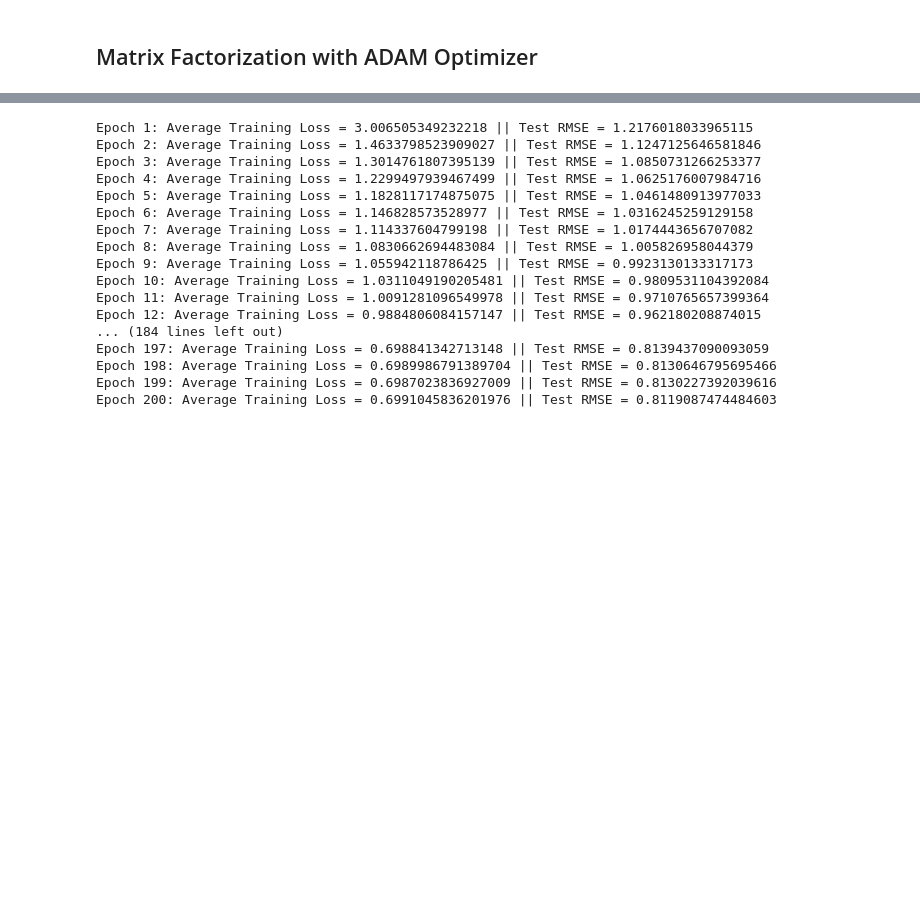
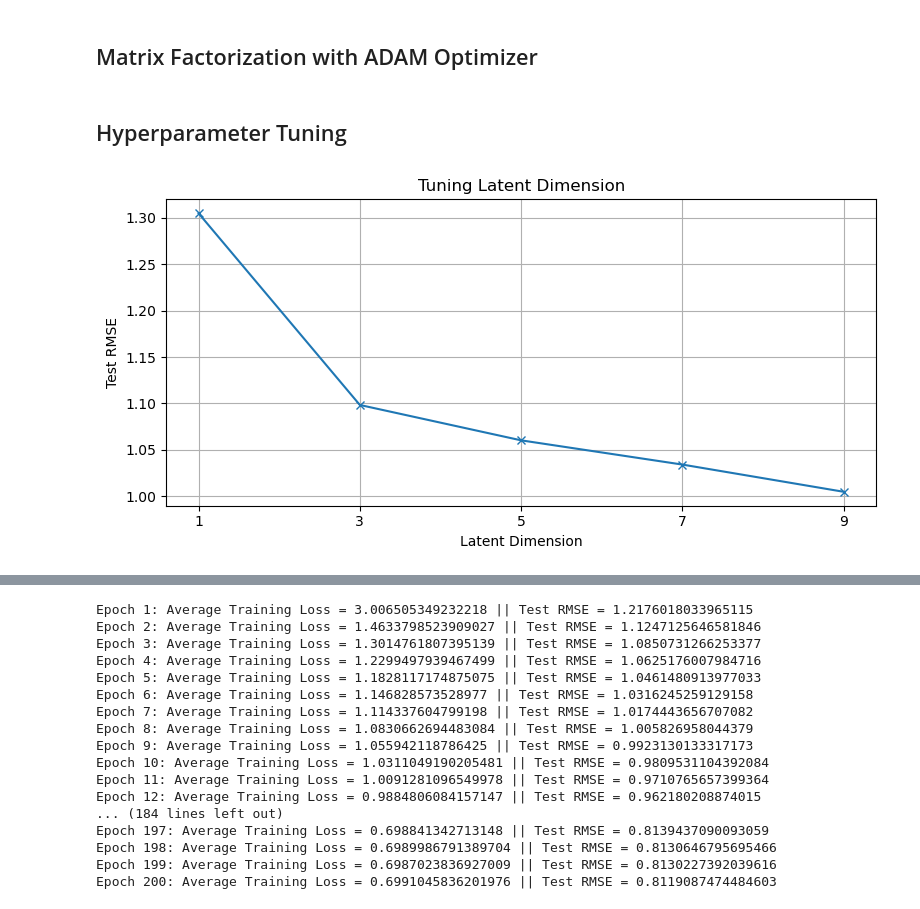
Before and after one commit to satyabhavsar1/PlatePals, a Jupyter notebook: Philli_Ratings_Prediction.ipynb, the cells around one changed output, grey strips where cells are left out. Cells and saved outputs as stored; diff of their text form; code cells hidden in the pictures; blank space fills up the shorter version.

```diff
--- a/Philli_Ratings_Prediction.ipynb
+++ b/Philli_Ratings_Prediction.ipynb
@@ -573,7 +560,7 @@ regs = [0.0001,0.0005,0.001,0.0015,0.002]
 best_rmse = []
 
 for reg in regs:
-    mf = MF(ratings_mf, ratings_mf, latent=9, lr=0.01, reg=reg)
+    mf = MF(ratings_mf, ratings_mf, latent=9, lr=0.001, reg=reg)
     epoch_loss_list, epoch_test_RMSE_list = mf.train(epoch=100, verbose = False)
     min_idx = np.argsort(epoch_test_RMSE_list)[0]
     best_rmse.append(epoch_test_RMSE_list[min_idx])
@@ -778,3 +765,26 @@ class MF_Adam:
     def predict(self):
         prediction_mat = np.matmul(self.P, self.Q.T)
         return prediction_mat
+# %% [markdown]
+## Hyperparameter Tuning
+# %%
+latents = [1,3,5,7,9]
+best_rmse = []
+
+for latent in latents:
+    mf = MF_Adam(ratings_mf, ratings_mf, latent=latent, lr=0.001, reg=0.001)
+    epoch_loss_list, epoch_test_RMSE_list = mf.train(epoch=50, verbose = False)
+    min_idx = np.argsort(epoch_test_RMSE_list)[0]
+    best_rmse.append(epoch_test_RMSE_list[min_idx])
+
+fig, ax = plt.subplots(nrows=1, ncols=1, figsize=(8, 4))
+ax.plot(latents, best_rmse, marker='x')
+ax.set_xticks(latents)
+ax.set_ylabel('Test RMSE')
+ax.set_xlabel('Latent Dimension')
+ax.set_title('Tuning Latent Dimension')
+ax.grid(True)
+plt.tight_layout()
+plt.show()
+# %% [output]
+[figure, added]
```
Also changed, not shown: parts of 29 cells of this notebook, 2 other files.
